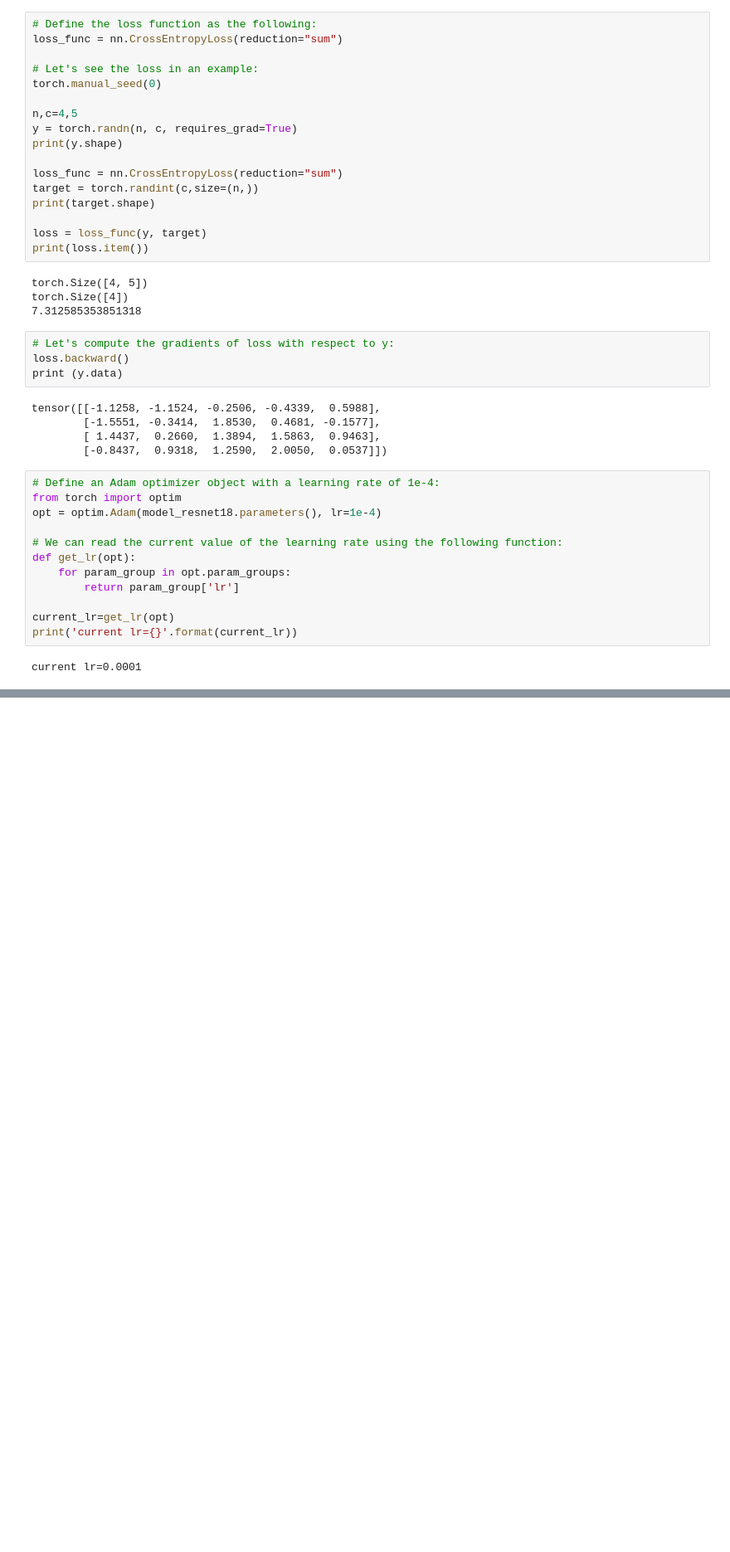
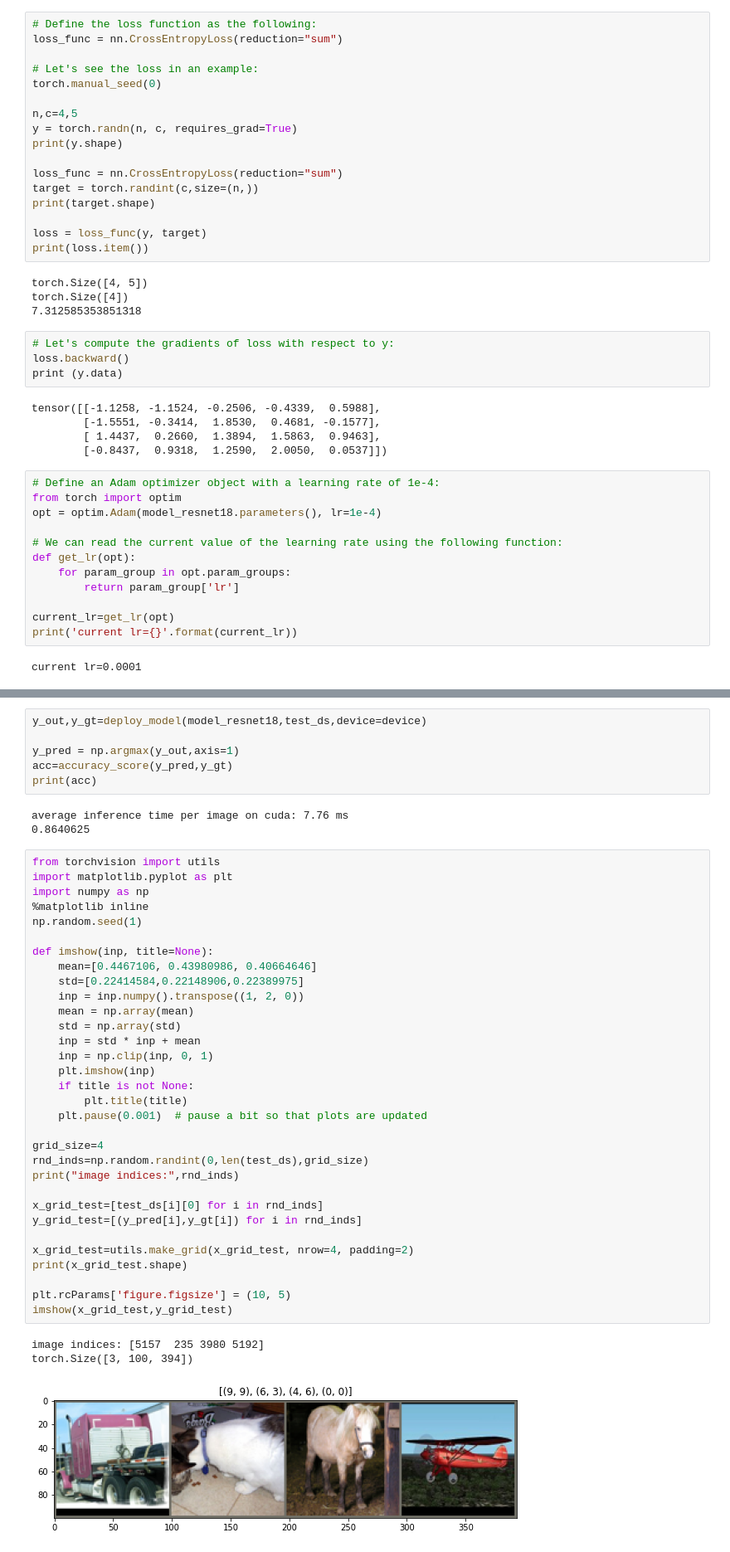
Before and after one commit to vikramkrishnan9885/MyColab, a Jupyter notebook: MultiImageClassification.ipynb, the cells around one changed output, grey strips where cells are left out. Shown at 83% size. Drawn from its saved outputs; the diff is of its cells as text; blank space fills up the shorter version.

```diff
--- a/MultiImageClassification.ipynb
+++ b/MultiImageClassification.ipynb
@@ -453,0 +853,45 @@ epoch 9, lr: 1.0e-05
+# %%
+y_out,y_gt=deploy_model(model_resnet18,test_ds,device=device)
+
+y_pred = np.argmax(y_out,axis=1)
+acc=accuracy_score(y_pred,y_gt)
+print(acc)
+# %% [output]
+average inference time per image on cuda: 7.76 ms
+0.8640625
+# %%
+from torchvision import utils
+import matplotlib.pyplot as plt
+import numpy as np
+%matplotlib inline
+np.random.seed(1)
+
+def imshow(inp, title=None):
+    mean=[0.4467106, 0.43980986, 0.40664646]
+    std=[0.22414584,0.22148906,0.22389975]
+    inp = inp.numpy().transpose((1, 2, 0))
+    mean = np.array(mean)
+    std = np.array(std)
+    inp = std * inp + mean
+    inp = np.clip(inp, 0, 1)
+    plt.imshow(inp)
+    if title is not None:
+        plt.title(title)
+    plt.pause(0.001)  # pause a bit so that plots are updated
+
+grid_size=4
+rnd_inds=np.random.randint(0,len(test_ds),grid_size)
+print("image indices:",rnd_inds)
+
+x_grid_test=[test_ds[i][0] for i in rnd_inds]
+y_grid_test=[(y_pred[i],y_gt[i]) for i in rnd_inds]
+
+x_grid_test=utils.make_grid(x_grid_test, nrow=4, padding=2)
+print(x_grid_test.shape)
+
+plt.rcParams['figure.figsize'] = (10, 5)
+imshow(x_grid_test,y_grid_test)
+# %% [output]
+image indices: [5157  235 3980 5192]
+torch.Size([3, 100, 394])
+[figure, added]
```
Also changed, not shown: parts of 15 cells of this notebook.
